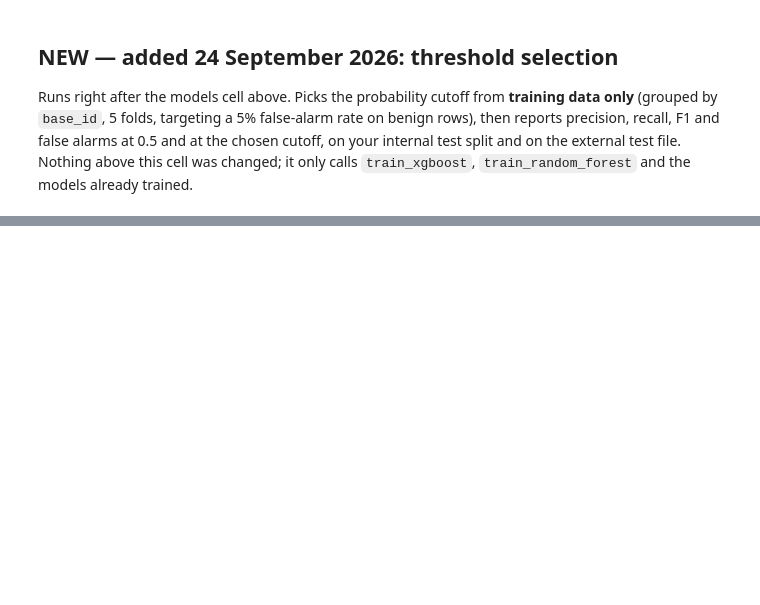
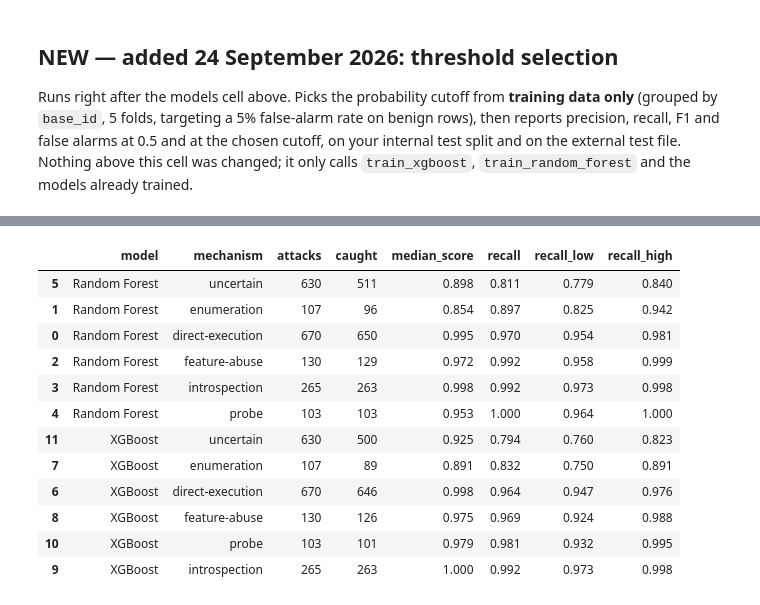
Before and after one commit to omarwhadidi/SSTI-detection-using-ML, a Jupyter notebook: model_evaluation/Model_evaluation.ipynb, the cells around one changed output, grey strips where cells are left out. Saved outputs shown, nothing was run; the diff lists cells and outputs as text; code cells hidden in the pictures; blank space fills up the shorter version.

Commit message:
Rewrite grouped evaluation in the notebook as plain steps; add recall-per-mechanism experiment

```diff
--- a/model_evaluation/Model_evaluation.ipynb
+++ b/model_evaluation/Model_evaluation.ipynb
@@ -765,14 +445,0 @@ ROC-AUC: 0.9788
-# %%
-group_reading = pd.DataFrame(group_results)
-assert len(group_reading)==14 and not group_reading.duplicated(['model','reading']).any()
-assert (group_reading[['tn','fp','fn','tp']].sum(axis=1)==group_reading.n).all()
-display(pd.concat([baseline_reading,group_reading[group_reading.reading.eq('Grouped holdout')]]).pivot(index='model',columns='reading',values=['accuracy','macro_f1','ssti_recall','roc_auc']).round(4))
-display(group_reading[group_reading.reading.eq('Grouped external')].round(4))
-display(pd.DataFrame(group_candidates)[['model','preprocessing','inner_cv_macro_f1','training_seconds']].round(4))
-group_manifest['completed_utc']=datetime.now(timezone.utc).isoformat()
-group_manifest['candidates']=group_candidates
-group_manifest['warnings']=group_warnings
-for p,key in [(group_train_path,'train_sha256'),(group_external_path,'external_sha256')]:
-    assert hashlib.sha256(p.read_bytes()).hexdigest()==group_manifest[key]
-from IPython.display import JSON
-display(JSON(group_manifest,expanded=False))
@@ -813,0 +660,36 @@ display(JSON(group_manifest,expanded=False))
+# %%
+def recall_interval(caught, total, z=1.96):
+    # 95% Wilson interval for a recall. With small groups (about 100 probes)
+    # the interval is wide; two mechanisms whose intervals overlap have not
+    # been shown to differ.
+    p = caught / total
+    centre = (p + z**2 / (2 * total)) / (1 + z**2 / total)
+    half = z * np.sqrt(p * (1 - p) / total + z**2 / (4 * total**2)) / (1 + z**2 / total)
+    return centre - half, centre + half
+
+
+by_mechanism = (attack_scores
+                .groupby(["model", "mechanism"])
+                .agg(attacks=("caught", "size"),
+                     caught=("caught", "sum"),
+                     median_score=("score", "median"))
+                .reset_index())
+by_mechanism["recall"] = by_mechanism["caught"] / by_mechanism["attacks"]
+by_mechanism[["recall_low", "recall_high"]] = [
+    recall_interval(c, n) for c, n in zip(by_mechanism["caught"], by_mechanism["attacks"])]
+
+by_mechanism.sort_values(["model", "recall"]).round(3)
+# %% [output]
+|  | model | mechanism | attacks | caught | median_score | recall | recall_low | recall_high |
+| 5 | Random Forest | uncertain | 630 | 511 | 0.898 | 0.811 | 0.779 | 0.840 |
+| 1 | Random Forest | enumeration | 107 | 96 | 0.854 | 0.897 | 0.825 | 0.942 |
+| 0 | Random Forest | direct-execution | 670 | 650 | 0.995 | 0.970 | 0.954 | 0.981 |
+| 2 | Random Forest | feature-abuse | 130 | 129 | 0.972 | 0.992 | 0.958 | 0.999 |
+| 3 | Random Forest | introspection | 265 | 263 | 0.998 | 0.992 | 0.973 | 0.998 |
+| 4 | Random Forest | probe | 103 | 103 | 0.953 | 1.000 | 0.964 | 1.000 |
+| 11 | XGBoost | uncertain | 630 | 500 | 0.925 | 0.794 | 0.760 | 0.823 |
+| 7 | XGBoost | enumeration | 107 | 89 | 0.891 | 0.832 | 0.750 | 0.891 |
+| 6 | XGBoost | direct-execution | 670 | 646 | 0.998 | 0.964 | 0.947 | 0.976 |
+| 8 | XGBoost | feature-abuse | 130 | 126 | 0.975 | 0.969 | 0.924 | 0.988 |
+| 10 | XGBoost | probe | 103 | 101 | 0.979 | 0.981 | 0.932 | 0.995 |
+| 9 | XGBoost | introspection | 265 | 263 | 1.000 | 0.992 | 0.973 | 0.998 |
```
Also changed, not shown: parts of 18 cells of this notebook, 4 other files.
